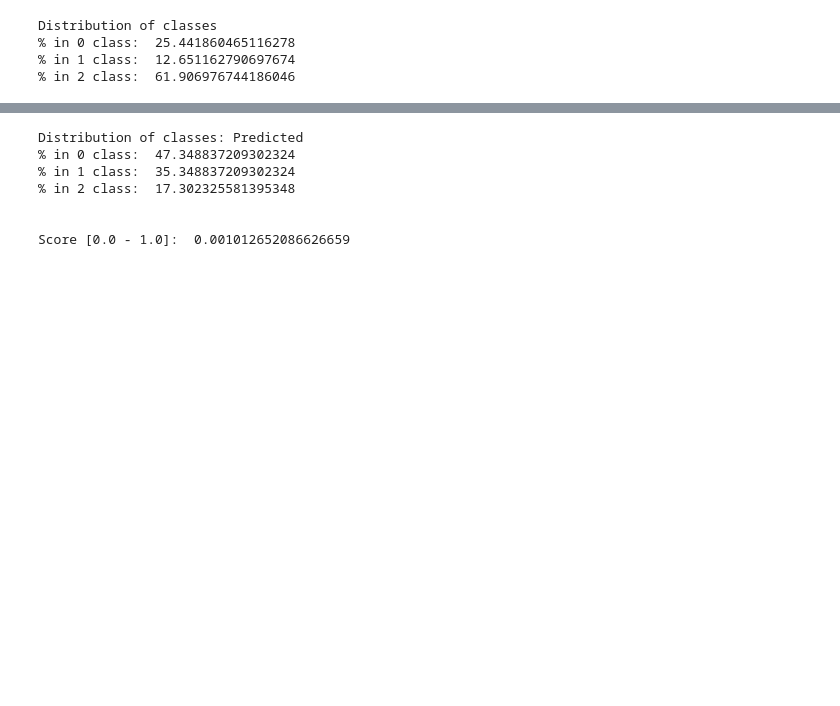
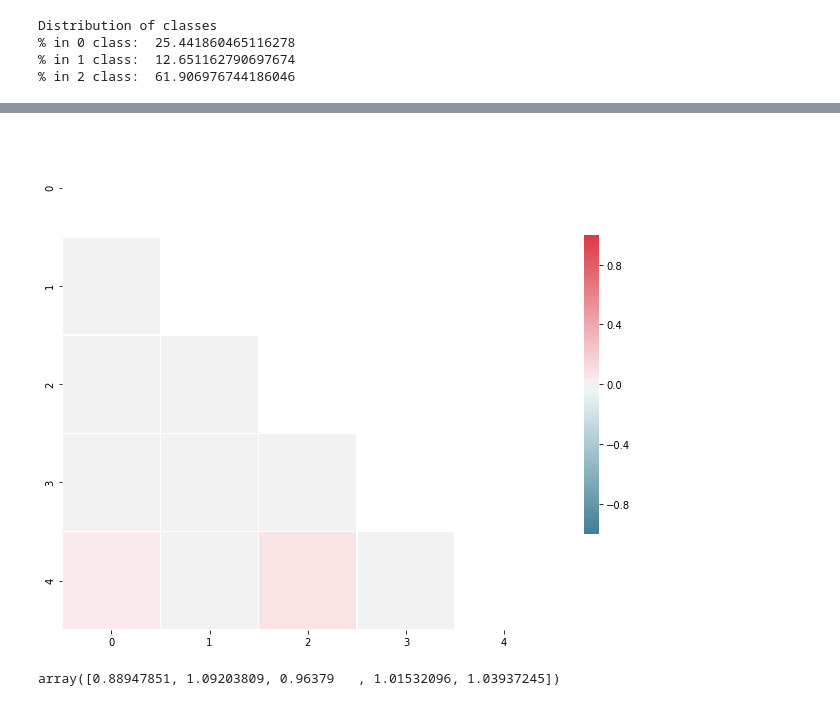
Before and after one commit to ATTPC/VAE-event-classification, a Jupyter notebook: notebooks/event_classification.ipynb, the cells around one changed output, grey strips where cells are left out. Saved outputs shown, nothing was run; the diff lists cells and outputs as text; code cells hidden in the pictures; blank space fills up the shorter version.

```diff
--- a/notebooks/event_classification.ipynb
+++ b/notebooks/event_classification.ipynb
@@ -79,20 +155,5 @@ predicted = clustering.fit_predict(train_latent)
-# %%
-n_zero = sum(predicted == 0)
-n_one = sum(predicted == 1)
-n_two = sum(predicted == 2)
-
-print("Distribution of classes: Predicted")
-print("% in 0 class: ", 100*(n_zero/n_train))
-print("% in 1 class: ", 100*(n_one/n_train))
-print("% in 2 class: ", 100*(n_two/n_train))
-
-print("\n")
-print("Score [0.0 - 1.0]: ", v_measure_score(train_targets, predicted))
-# %% [output]
-Distribution of classes: Predicted
-% in 0 class:  47.348837209302324
-% in 1 class:  35.348837209302324
-% in 2 class:  17.302325581395348
-
-
-Score [0.0 - 1.0]:  0.001012652086626659
+# %%
+latent_df = pd.DataFrame(train_latent)
+_, _, corr = correlation_matrix(latent_df, method="spearman")
+# %% [output]
+[figure, added]
@@ -98,0 +162,4 @@ Score [0.0 - 1.0]:  0.001012652086626659
+# %%
+lambdas
+# %% [output]
+array([0.88947851, 1.09203809, 0.96379   , 1.01532096, 1.03937245])
```
Also changed, not shown: parts of 10 cells of this notebook.
